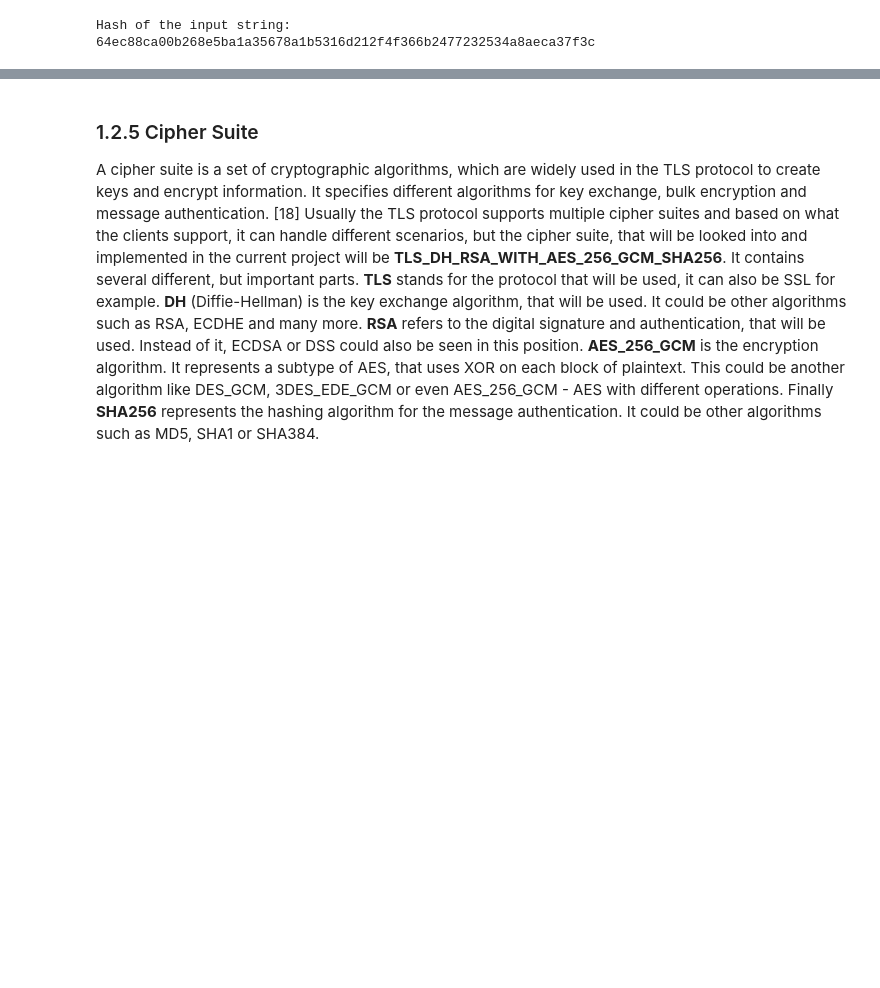
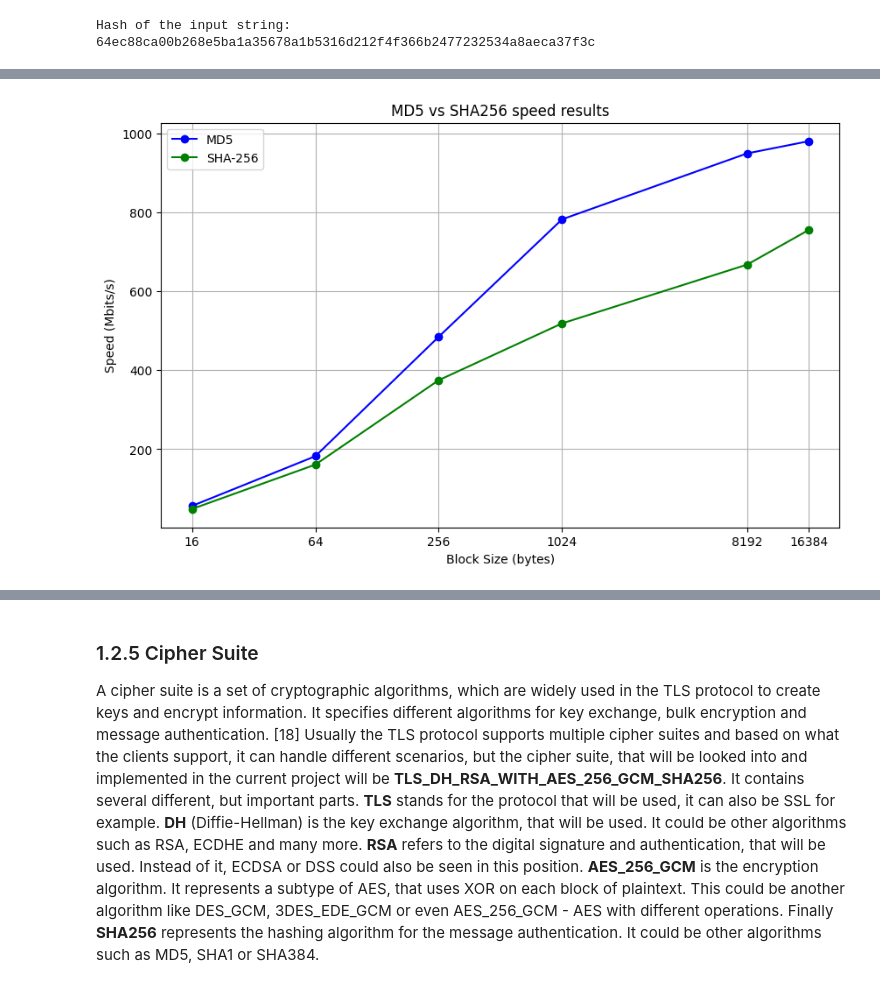
Before and after one commit to thunder913/Math-Concepts-For-Developers, a Jupyter notebook: tls.ipynb, the cells around one changed output, grey strips where cells are left out. Saved outputs shown, nothing was run; the diff lists cells and outputs as text; code cells hidden in the pictures; blank space fills up the shorter version.

```diff
--- a/tls.ipynb
+++ b/tls.ipynb
@@ -183,3 +190,28 @@ Hash of the input string:
+# %%
+# Data from openssl speed test
+data_sizes = [16, 64, 256, 1024, 8192, 16384]  # Sizes in bytes
+md5_speeds = [57637.75, 186542.30, 496239.12, 800811.69, 971717.40, 1003377.58]  # Speeds in kbits per second for md5
+sha256_speeds = [49686.86, 164736.43, 383642.47, 530966.57, 683317.10, 773242.47]  # Speeds in kbits per second for sha256
+
+# Convert speeds to Mbits per second for better readability
+md5_speeds_mbps = [x / 1024 for x in md5_speeds]
+sha256_speeds_mbps = [x / 1024 for x in sha256_speeds]
+
+plt.figure(figsize=(10, 6))
+plt.plot(data_sizes, md5_speeds_mbps, marker='o', linestyle='-', color='blue', label='MD5')
+plt.plot(data_sizes, sha256_speeds_mbps, marker='o', linestyle='-', color='green', label='SHA-256')
+
+plt.title('MD5 vs SHA256 speed results')
+plt.xlabel('Block Size (bytes)')
+plt.ylabel('Speed (Mbits/s)')
+plt.xscale('log', base=2)
+plt.xticks(data_sizes, [str(size) for size in data_sizes])
+plt.grid(True)
+plt.legend()
+
+plt.show()
+# %% [output]
+[figure, added]
 # %% [markdown]
 ### 1.2.3 Digital Signatures
 
```
Also changed, not shown: parts of 4 cells of this notebook, 1 other file.
